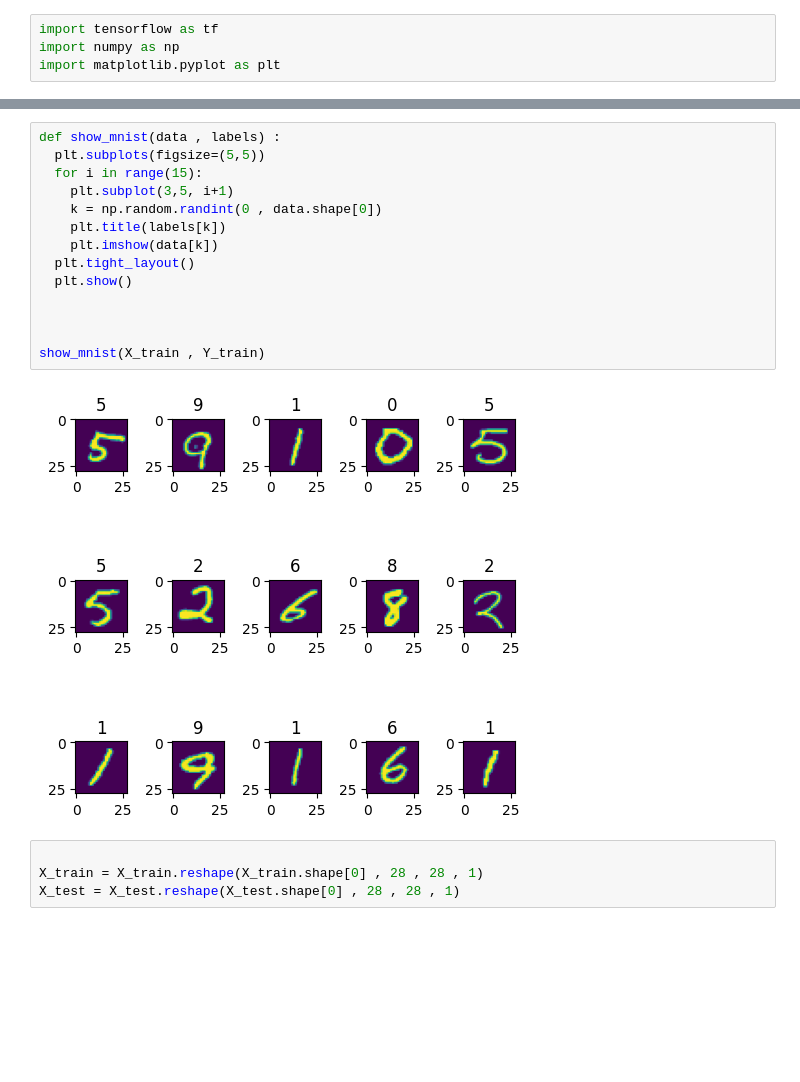
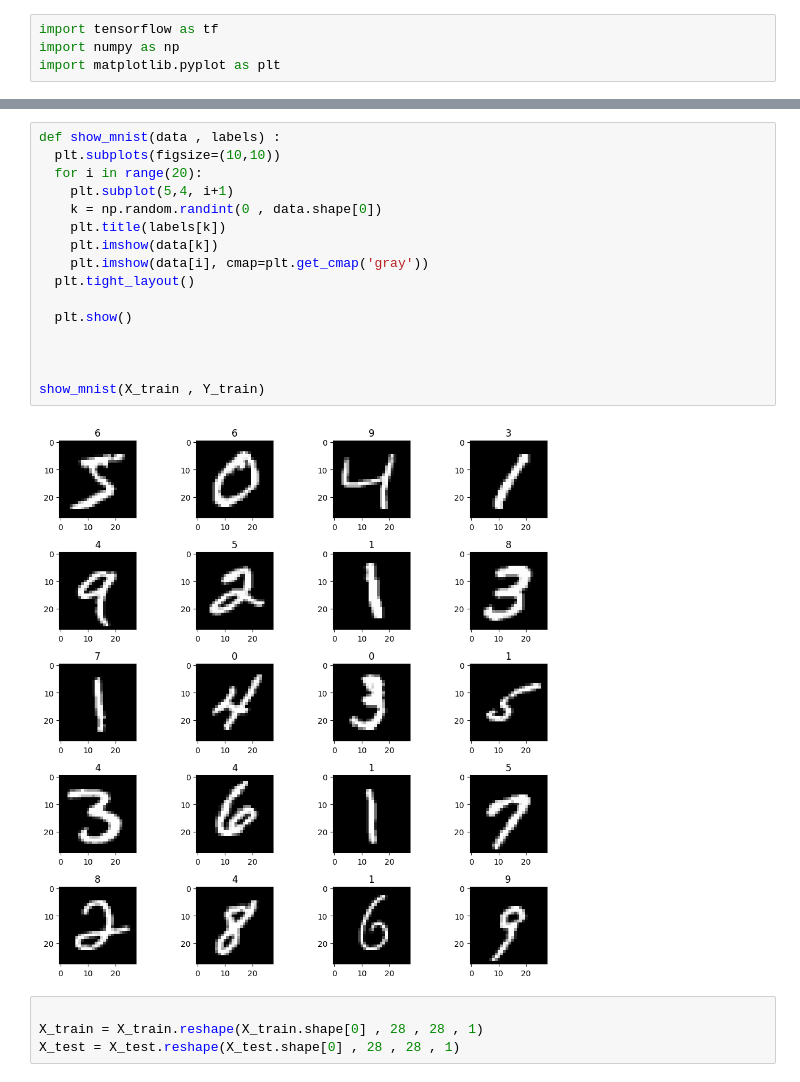
Before and after one commit to KhadijehValipour/MNIST-FASHION_MNIST-CIFAR10-CIFAR100, a Jupyter notebook: CNN+MLP(Deeplearning)/mnist.ipynb, the cells around one changed output, grey strips where cells are left out. Cells and saved outputs as stored; diff of their text form; blank space fills up the shorter version.

```diff
--- a/CNN+MLP(Deeplearning)/mnist.ipynb
+++ b/CNN+MLP(Deeplearning)/mnist.ipynb
@@ -11,19 +14,21 @@ X_train , X_test = X_train / 255.0 , X_test / 255.0
 # %%
 def show_mnist(data , labels) :
-  plt.subplots(figsize=(5,5))
-  for i in range(15):
-    plt.subplot(3,5, i+1)
+  plt.subplots(figsize=(10,10))
+  for i in range(20):
+    plt.subplot(5,4, i+1)
     k = np.random.randint(0 , data.shape[0])
     plt.title(labels[k])
     plt.imshow(data[k])
+    plt.imshow(data[i], cmap=plt.get_cmap('gray'))
   plt.tight_layout()
+
   plt.show()
 
 
 
 show_mnist(X_train , Y_train)
 # %% [output]
-[figure, old version]
+[figure, new version]
 # %%
 
 X_train = X_train.reshape(X_train.shape[0] , 28 , 28 , 1)
```
Also changed, not shown: parts of 1 cell of this notebook.
